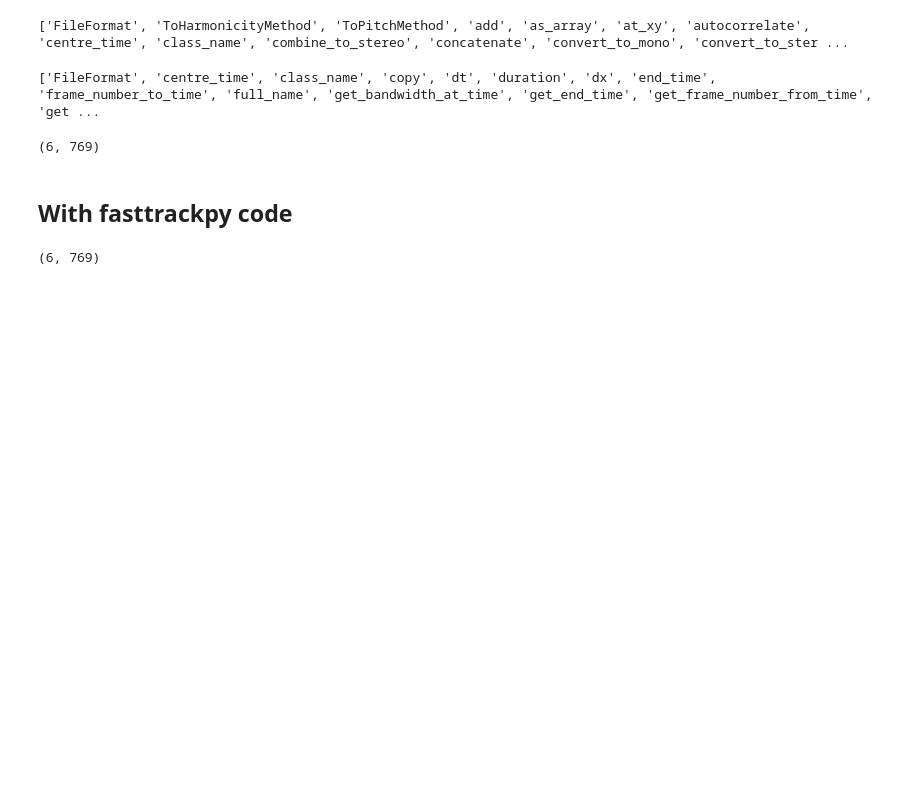
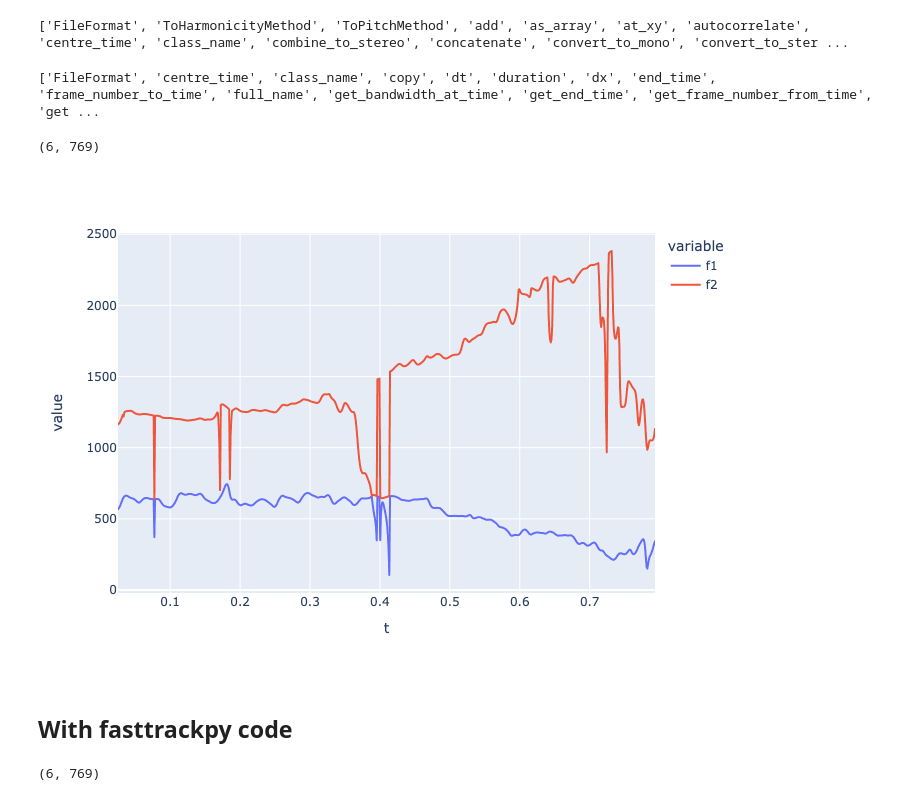
Before and after one commit to FastTrackiverse/fasttrackpy, a Jupyter notebook: dev_notebooks/formant_extraction.ipynb, the cells around one changed output. Cells and saved outputs as stored; diff of their text form; code cells hidden in the pictures; blank space fills up the shorter version.

```diff
--- a/dev_notebooks/formant_extraction.ipynb
+++ b/dev_notebooks/formant_extraction.ipynb
@@ -48,6 +51,12 @@ formant_data = pd.DataFrame(
 # %%
 track_plot = px.line(formant_data, x = "t", y = ["f1", "f2"])
 track_plot.show()
+# %%
+## static version
+track_plot_bytes = track_plot.to_image(format="png")
+Image(track_plot_bytes)
+# %% [output]
+[figure, added]
 # %% [markdown]
 ## With fasttrackpy code
 # %%
```
Also changed, not shown: parts of 15 cells of this notebook, 2 other files.
